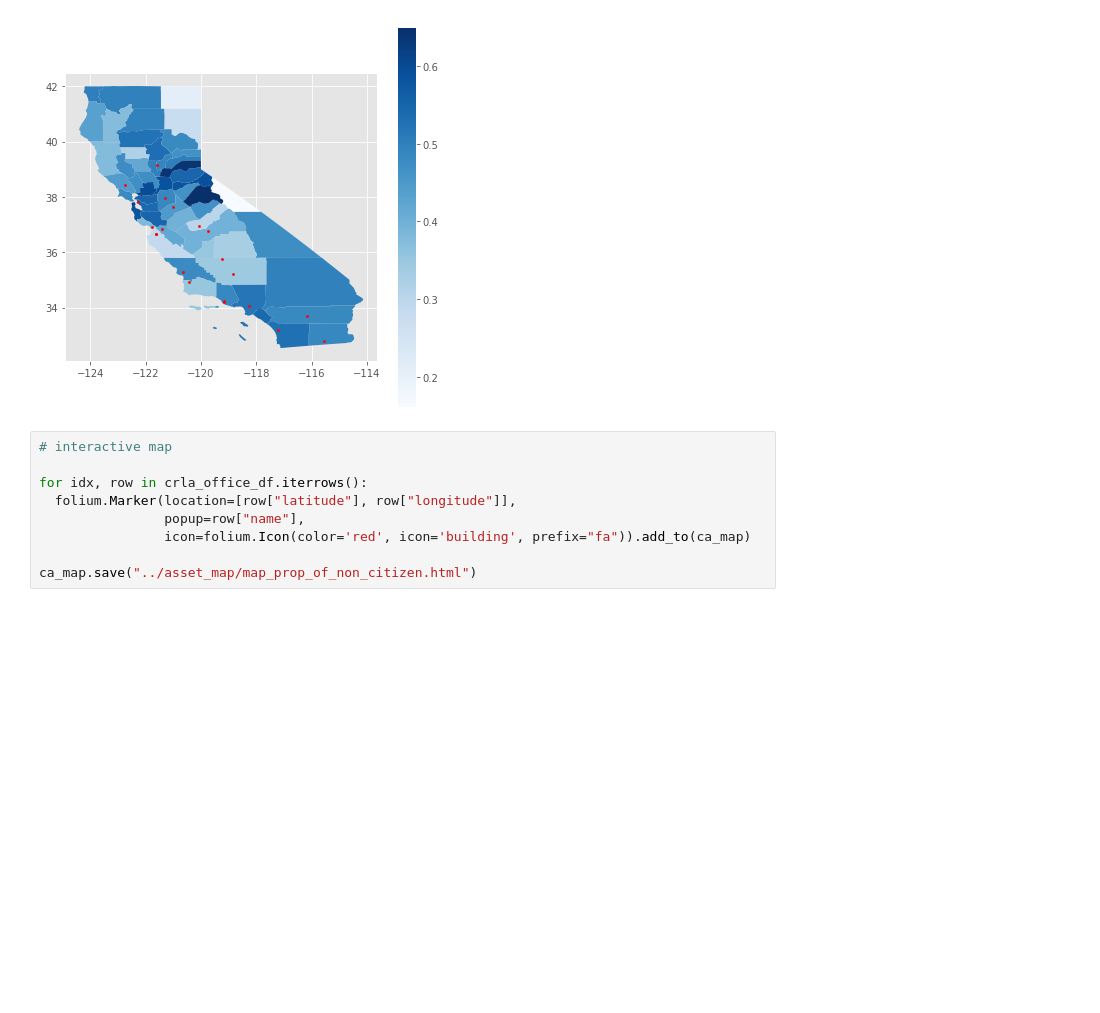
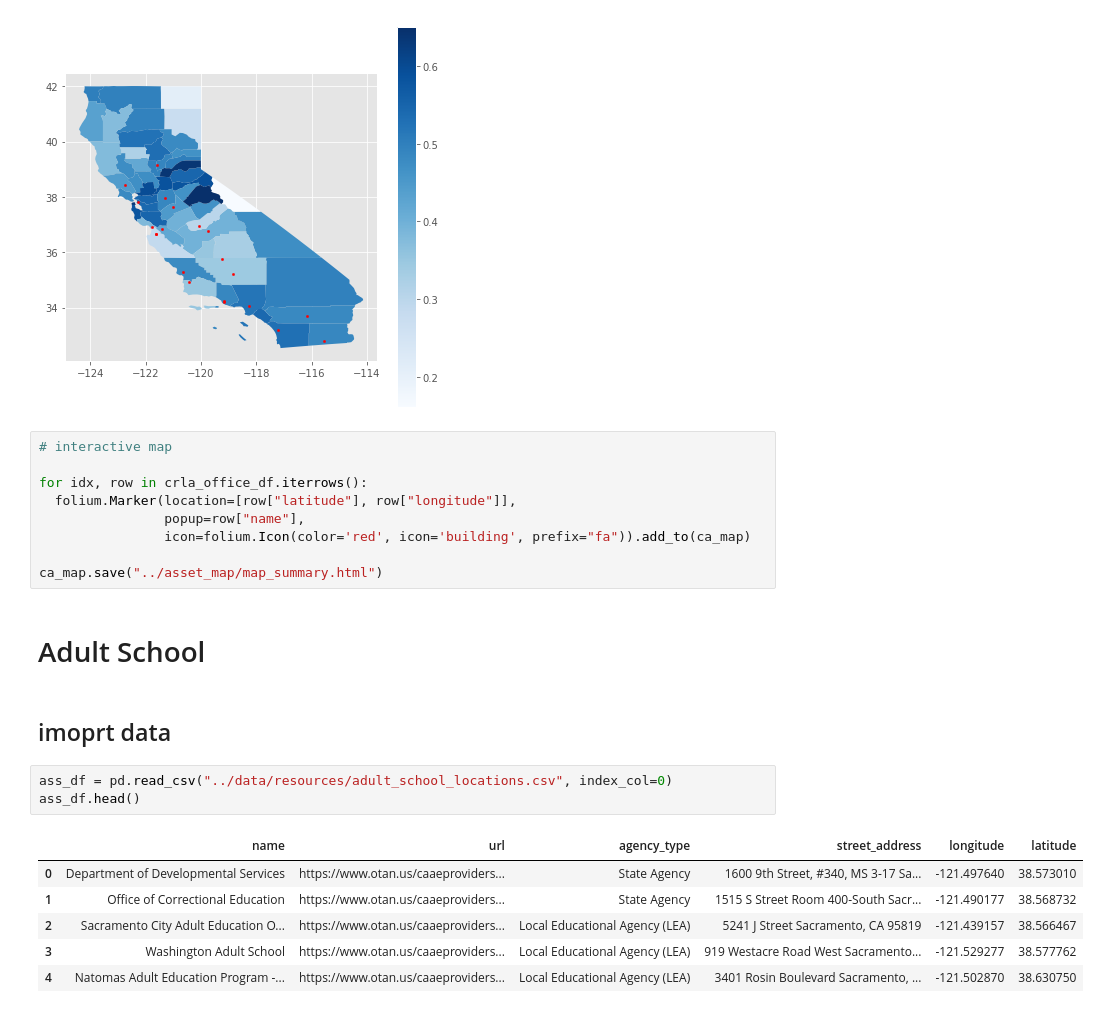
Before and after one commit to tkino15/pp200_ipa_crla_map, a Jupyter notebook: notebook/data_analysis.ipynb, the cells around one changed output. Saved outputs shown, nothing was run; the diff lists cells and outputs as text; blank space fills up the shorter version.

```diff
--- a/notebook/data_analysis.ipynb
+++ b/notebook/data_analysis.ipynb
@@ -295,4 +295,18 @@ for idx, row in crla_office_df.iterrows():
                 popup=row["name"],
                 icon=folium.Icon(color='red', icon='building', prefix="fa")).add_to(ca_map)
 
-ca_map.save("../asset_map/map_prop_of_non_citizen.html")
+ca_map.save("../asset_map/map_summary.html")
+# %% [markdown]
+# Adult School
+# %% [markdown]
+## imoprt data
+# %%
+ass_df = pd.read_csv("../data/resources/adult_school_locations.csv", index_col=0)
+ass_df.head()
+# %% [output]
+|  | name | url | agency_type | street_address | longitude | latitude |
+| 0 | Department of Developmental Services | https://www.otan.us/caaeproviders... | State Agency | 1600 9th Street, #340, MS 3-17 Sa... | -121.497640 | 38.573010 |
+| 1 | Office of Correctional Education | https://www.otan.us/caaeproviders... | State Agency | 1515 S Street Room 400-South Sacr... | -121.490177 | 38.568732 |
+| 2 | Sacramento City Adult Education O... | https://www.otan.us/caaeproviders... | Local Educational Agency (LEA) | 5241 J Street Sacramento, CA 95819 | -121.439157 | 38.566467 |
+| 3 | Washington Adult School | https://www.otan.us/caaeproviders... | Local Educational Agency (LEA) | 919 Westacre Road West Sacramento... | -121.529277 | 38.577762 |
+| 4 | Natomas Adult Education Program -... | https://www.otan.us/caaeproviders... | Local Educational Agency (LEA) | 3401 Rosin Boulevard Sacramento, ... | -121.502870 | 38.630750 |
```
Also changed, not shown: parts of 6 cells of this notebook, 10 other files.
